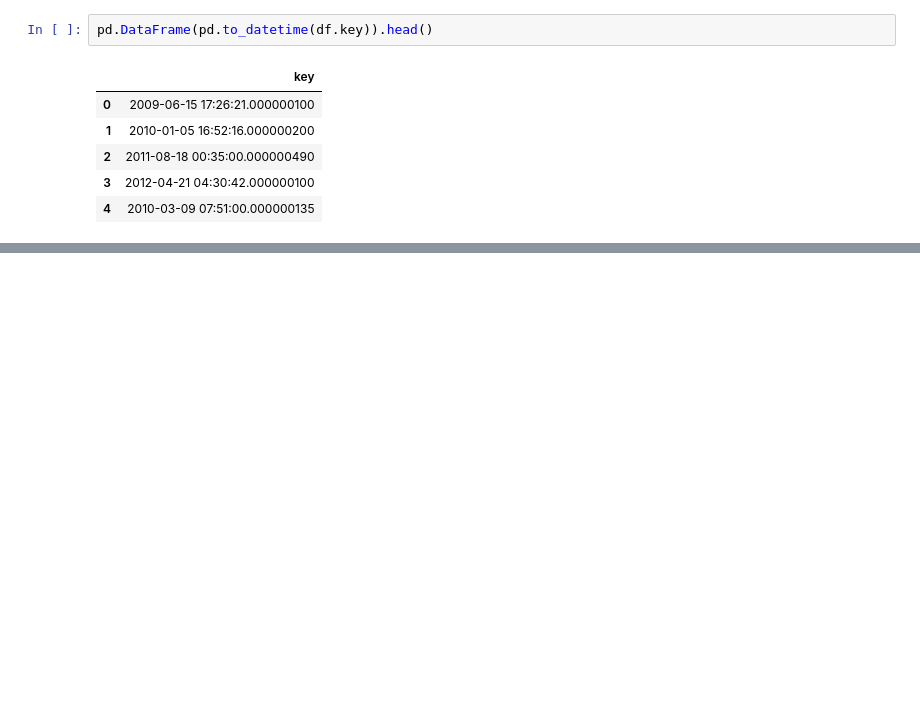
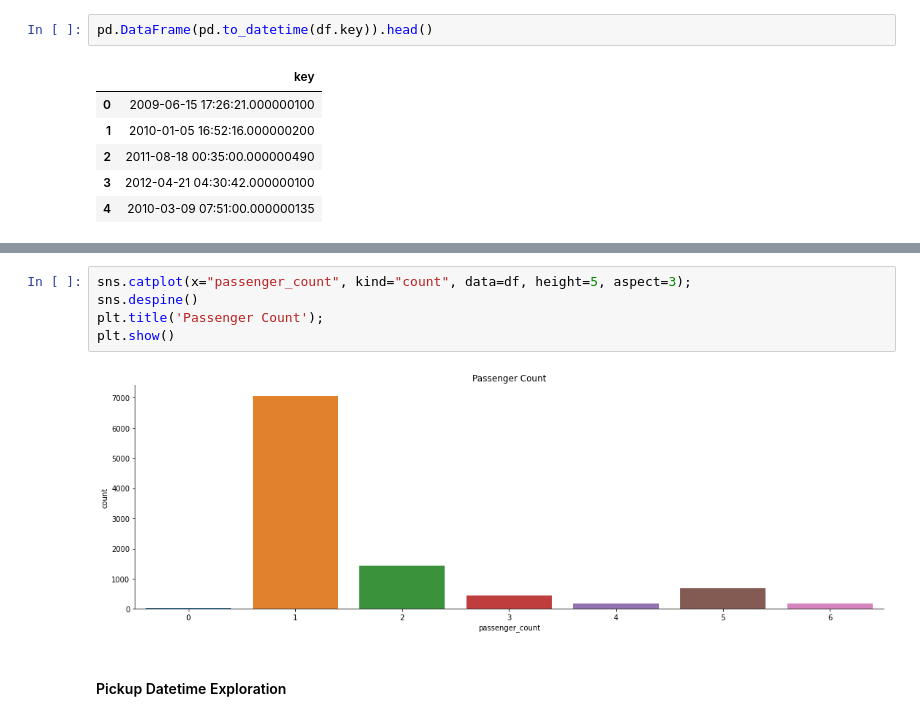
Before and after one commit to edgarminault/lyft, a Jupyter notebook: notebooks/EDA.ipynb, the cells around one changed output, grey strips where cells are left out. Saved outputs shown, nothing was run; the diff lists cells and outputs as text; blank space fills up the shorter version.

```diff
--- a/notebooks/EDA.ipynb
+++ b/notebooks/EDA.ipynb
@@ -73,0 +96,9 @@ pd.DataFrame(pd.to_datetime(df.key)).head()
+# %%
+sns.catplot(x="passenger_count", kind="count", data=df, height=5, aspect=3);
+sns.despine()
+plt.title('Passenger Count');
+plt.show()
+# %% [output]
+[figure, added]
+# %% [markdown]
+#### Pickup Datetime Exploration
```
Also changed, not shown: parts of 40 cells of this notebook.
